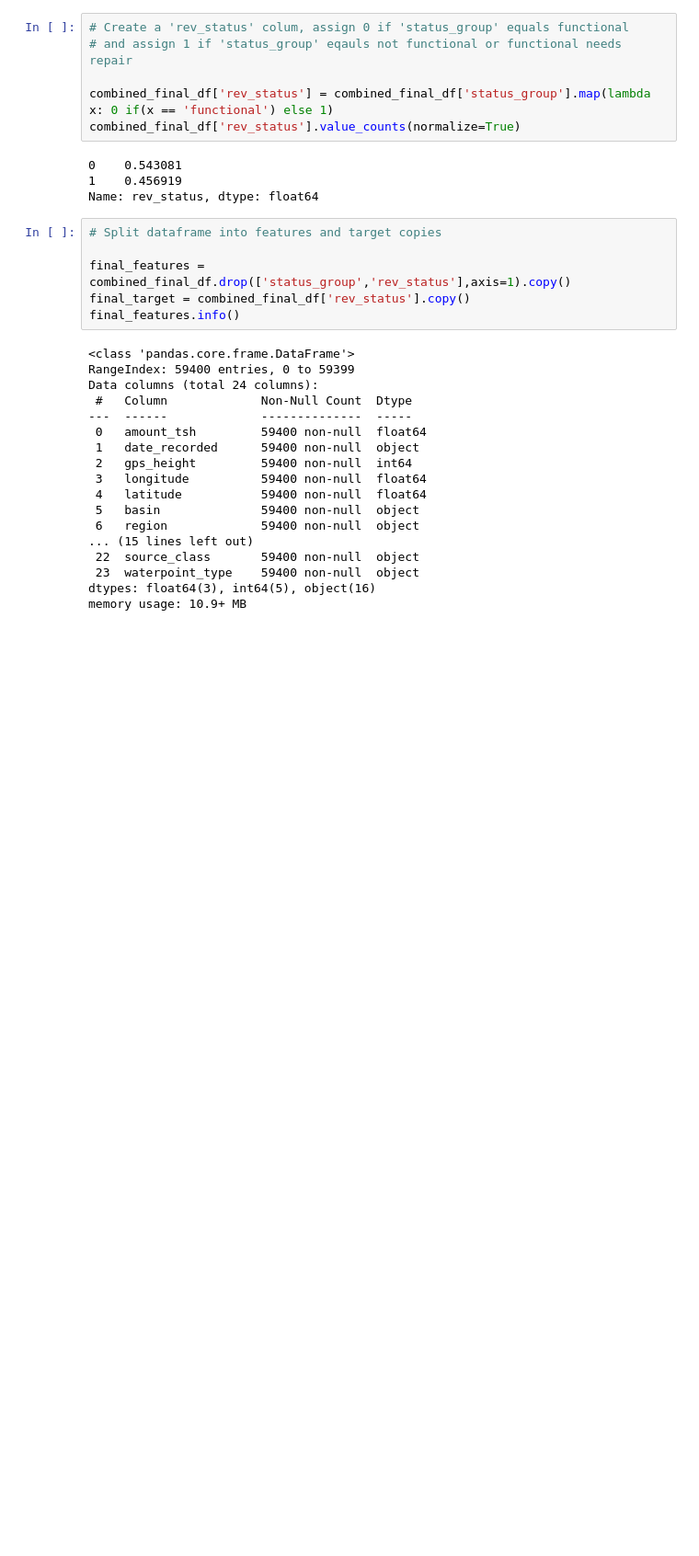
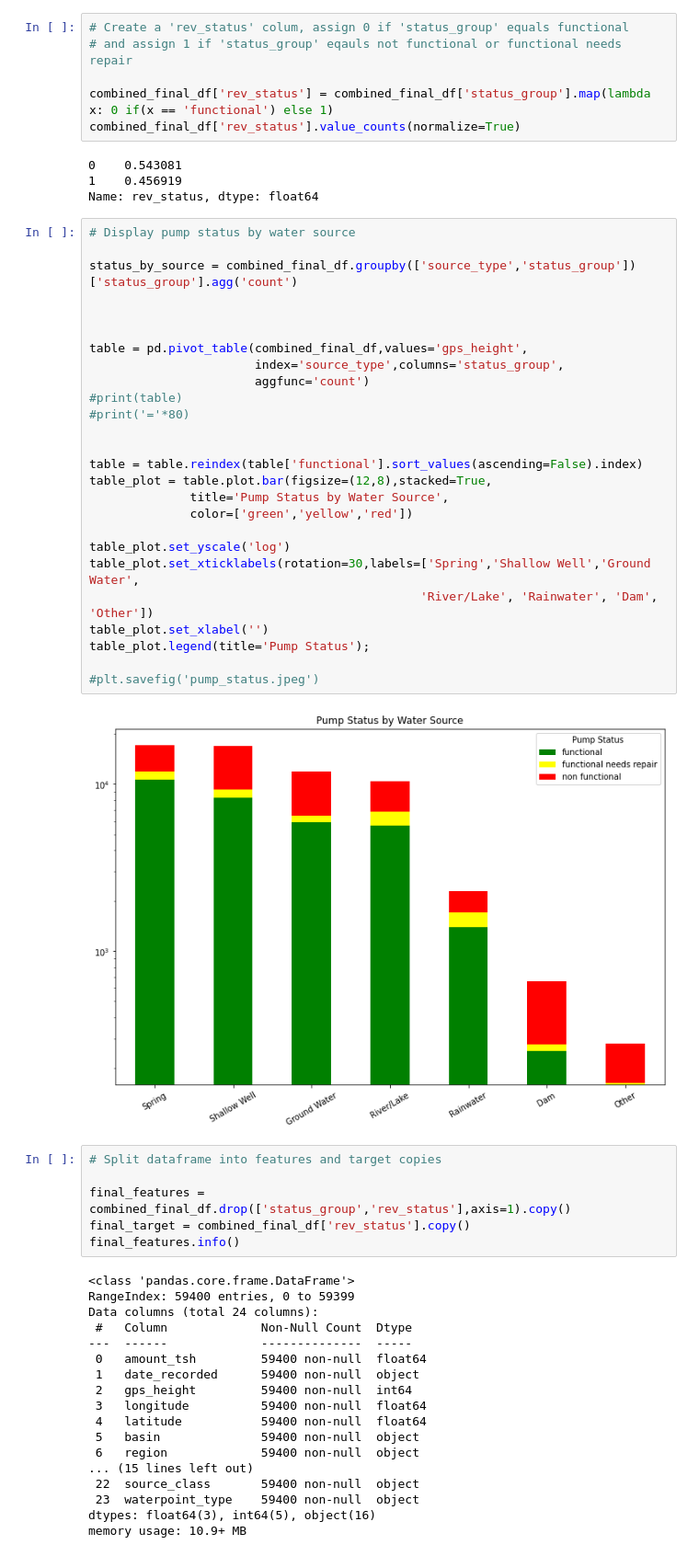
Before and after one commit to CoderAPS/Water_Pump_Status, a Jupyter notebook: Phase3_project.ipynb, the cells around one changed output. Shown at 92% size. Saved outputs shown, nothing was run; the diff lists cells and outputs as text; blank space fills up the shorter version.

Commit message:
Added code to plot pump status by water source

```diff
--- a/Phase3_project.ipynb
+++ b/Phase3_project.ipynb
@@ -507,6 +507,34 @@ combined_final_df['rev_status'].value_counts(normalize=True)
 0    0.543081
 1    0.456919
 Name: rev_status, dtype: float64
+# %%
+# Display pump status by water source
+
+status_by_source = combined_final_df.groupby(['source_type','status_group'])['status_group'].agg('count')
+
+
+
+table = pd.pivot_table(combined_final_df,values='gps_height',
+                       index='source_type',columns='status_group',
+                       aggfunc='count')
+#print(table)
+#print('='*80)
+
+
+table = table.reindex(table['functional'].sort_values(ascending=False).index)
+table_plot = table.plot.bar(figsize=(12,8),stacked=True,
+              title='Pump Status by Water Source',
+              color=['green','yellow','red'])
+
+table_plot.set_yscale('log')
+table_plot.set_xticklabels(rotation=30,labels=['Spring','Shallow Well','Ground Water',
+                                              'River/Lake', 'Rainwater', 'Dam', 'Other'])
+table_plot.set_xlabel('')
+table_plot.legend(title='Pump Status');
+
+#plt.savefig('pump_status.jpeg')
+# %% [output]
+[figure, added]
 # %%
 # Split dataframe into features and target copies
 
```
Also changed, not shown: 1 other file.
